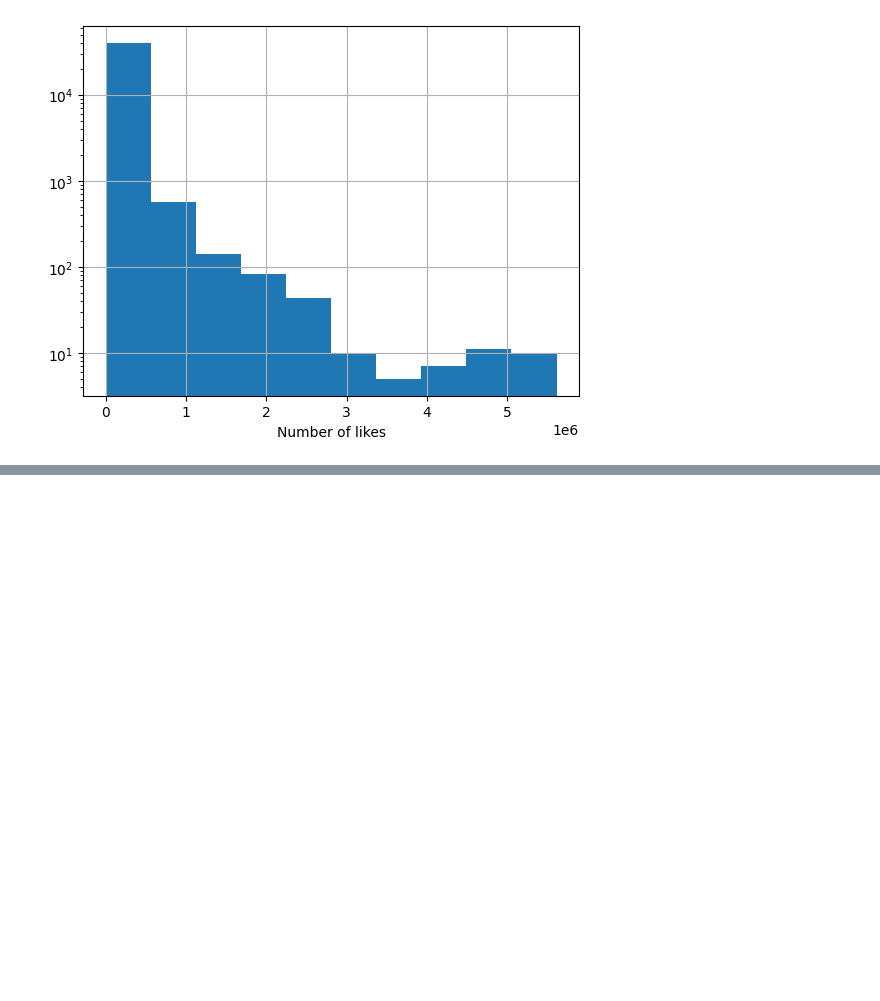
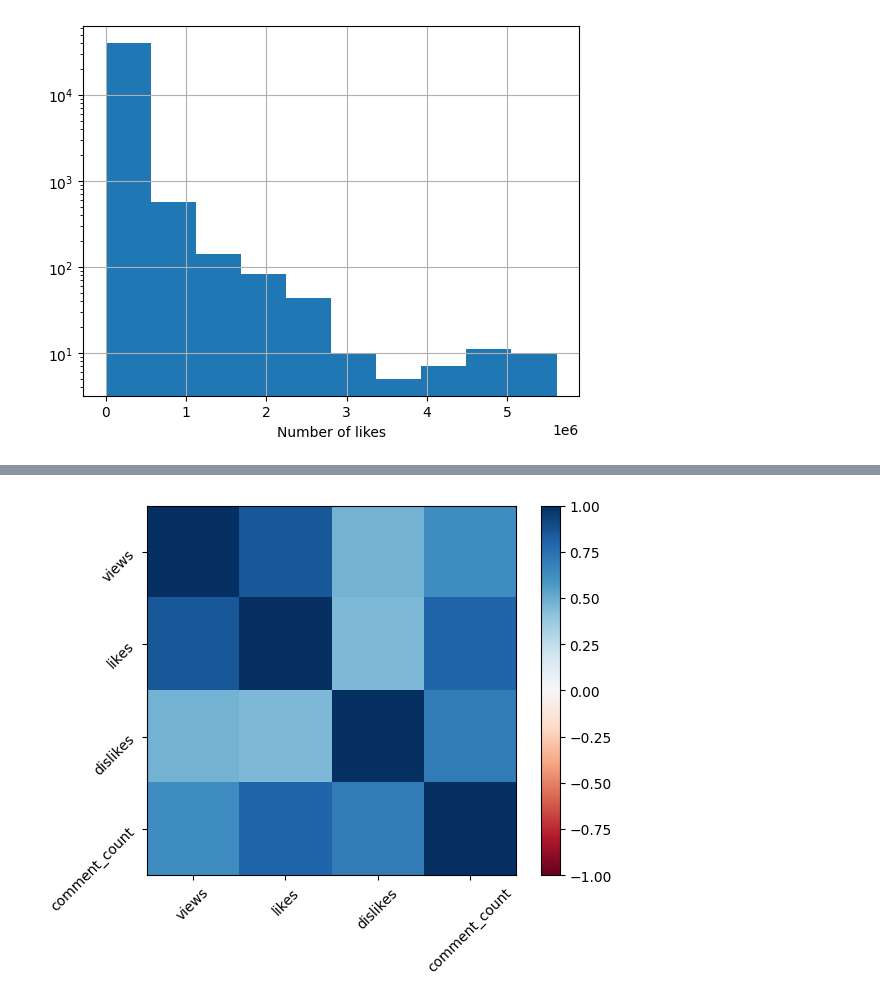
Before and after one commit to adeoluafo/FDSDE_AAfolabi, a Jupyter notebook: ClassDemo_9_9__24.ipynb, the cells around one changed output, grey strips where cells are left out. Saved outputs shown, nothing was run; the diff lists cells and outputs as text; code cells hidden in the pictures; blank space fills up the shorter version.

```diff
--- a/ClassDemo_9_9__24.ipynb
+++ b/ClassDemo_9_9__24.ipynb
@@ -6,6 +6,6 @@ import matplotlib.pyplot as plt
 # %%
 videos = pd.read_csv("https://raw.githubusercontent.com/fedhere/FDSFE_FBianco/main/data/USyoutubes.csv")
 # %%
-videos_restrict = videos[["title", "views", "likes", "dislikes", "comment_count"]]
+videos_restrict = videos[[ "views", "likes", "dislikes", "comment_count"]]
 # %%
 videos_restrict.head()
@@ -37,0 +99,7 @@ ax.set_yscale("log")
+# %%
+plt.imshow(videos_restrict.corr(), clim=(-1, 1), cmap="RdBu")
+plt.colorbar()
+plt.xticks([0,1,2,3], videos_restrict.columns, rotation=45)
+plt.yticks([0,1,2,3], videos_restrict.columns, rotation=45);
+# %% [output]
+[figure, added]
```
Also changed, not shown: parts of 8 cells of this notebook.
